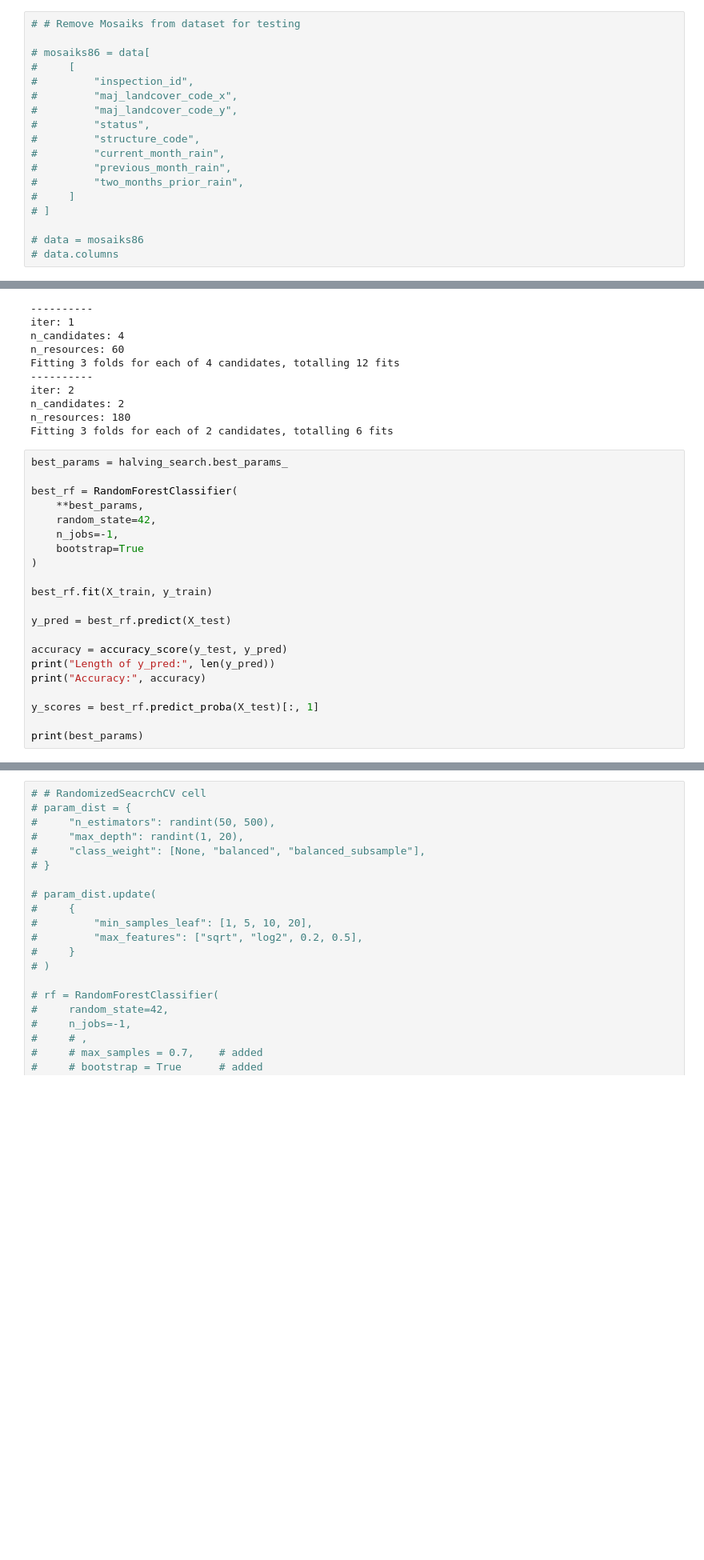
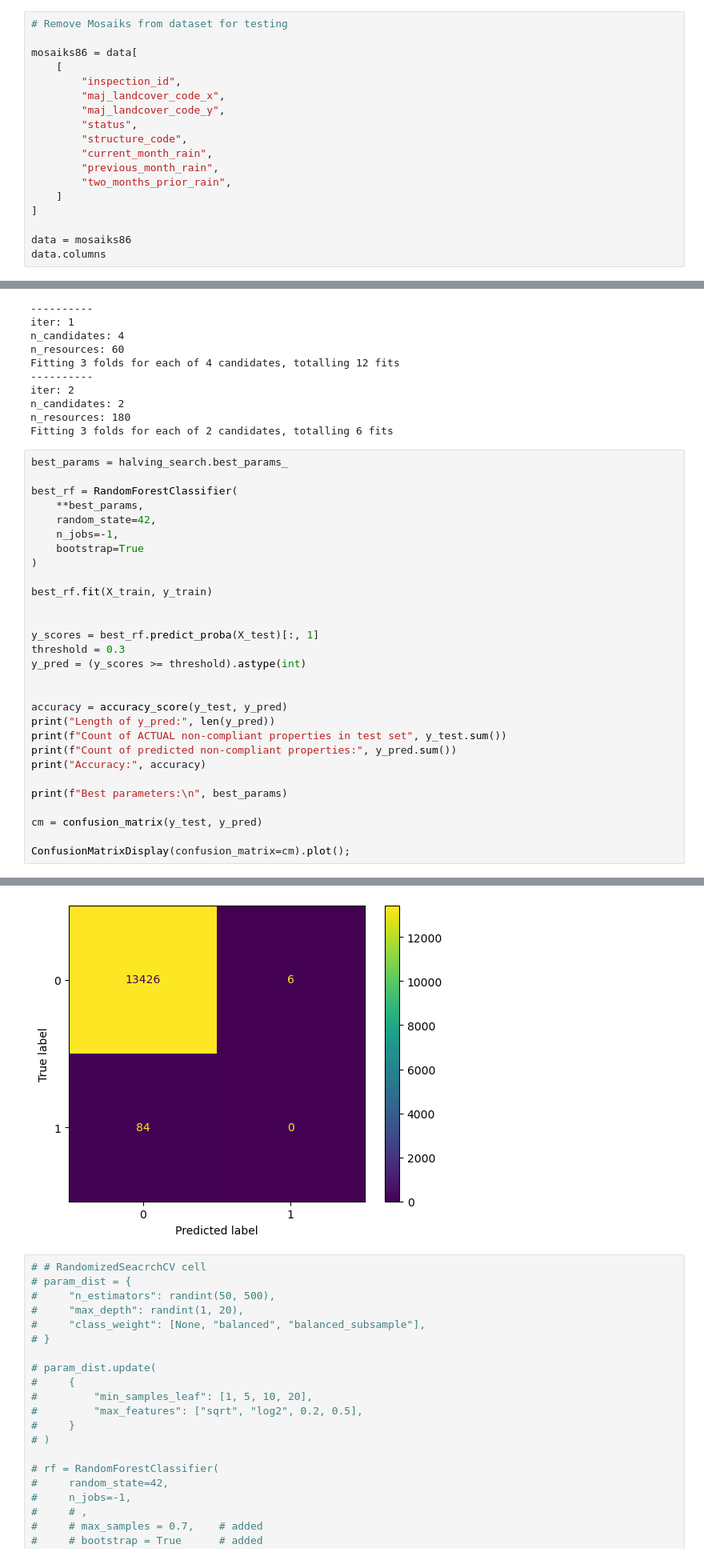
Before and after one commit to wildfire-prep/modeling, a Jupyter notebook: code/00_random_forest/04_random_forest.ipynb, the cells around one changed output, grey strips where cells are left out. Shown at 80% size. Saved outputs shown, nothing was run; the diff lists cells and outputs as text; blank space fills up the shorter version.

```diff
--- a/code/00_random_forest/04_random_forest.ipynb
+++ b/code/00_random_forest/04_random_forest.ipynb
@@ -41,23 +41,23 @@ data = pd.read_csv(
     "/capstone/wildfire_prep/data/PUZZLE_PIECES/assembled_puzzle.csv"
 ).drop(columns=["basemap_id", 'total_rain_three_months_prior'])
 # %%
-# # Remove Mosaiks from dataset for testing
+# Remove Mosaiks from dataset for testing
 
-# mosaiks86 = data[
-#     [
-#         "inspection_id",
-#         "maj_landcover_code_x",
-#         "maj_landcover_code_y",
-#         "status",
-#         "structure_code",
-#         "current_month_rain",
-#         "previous_month_rain",
-#         "two_months_prior_rain",
-#     ]
-# ]
+mosaiks86 = data[
+    [
+        "inspection_id",
+        "maj_landcover_code_x",
+        "maj_landcover_code_y",
+        "status",
+        "structure_code",
+        "current_month_rain",
+        "previous_month_rain",
+        "two_months_prior_rain",
+    ]
+]
 
-# data = mosaiks86
-# data.columns
+data = mosaiks86
+data.columns
 # %%
 print(data.shape)
 print(data.columns)
@@ -315,14 +315,22 @@ best_rf = RandomForestClassifier(
 
 best_rf.fit(X_train, y_train)
 
-y_pred = best_rf.predict(X_test)
+
+y_scores = best_rf.predict_proba(X_test)[:, 1]
+threshold = 0.3
+y_pred = (y_scores >= threshold).astype(int)
+
 
 accuracy = accuracy_score(y_test, y_pred)
 print("Length of y_pred:", len(y_pred))
+print(f"Count of ACTUAL non-compliant properties in test set", y_test.sum())
+print(f"Count of predicted non-compliant properties:", y_pred.sum())
 print("Accuracy:", accuracy)
 
-y_scores = best_rf.predict_proba(X_test)[:, 1]
+print(f"Best parameters:\n", best_params)
 
-print(best_params)
+cm = confusion_matrix(y_test, y_pred)
+
+ConfusionMatrixDisplay(confusion_matrix=cm).plot();
 # %% [output]
 Length of y_pred: 13516
@@ -331,3 +342,4 @@ Accuracy: 0.9937111571470849
+[figure, added]
 # %%
 # # RandomizedSeacrchCV cell
 # param_dist = {
```
Also changed, not shown: parts of 13 cells of this notebook, 1 other file.
